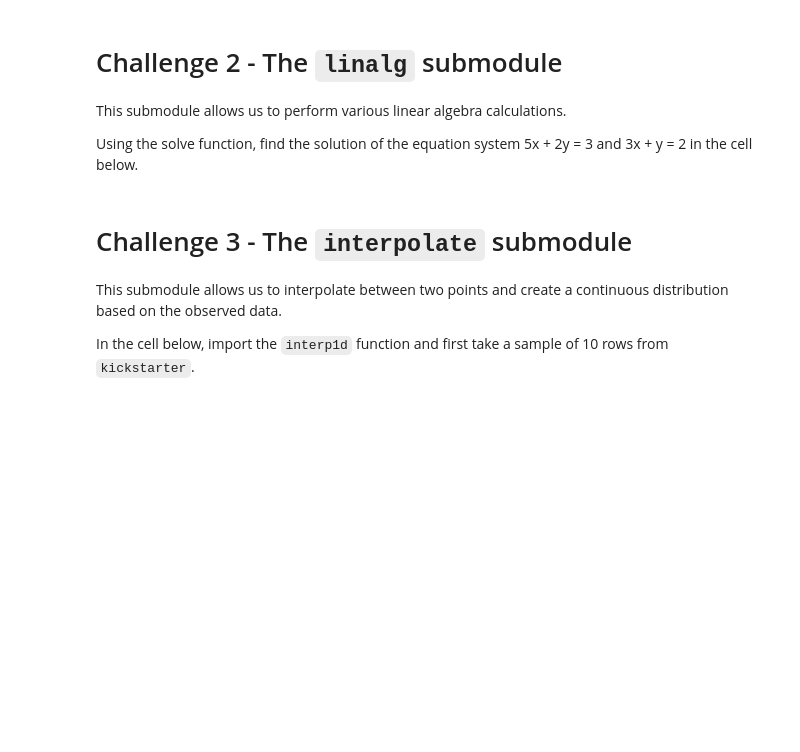
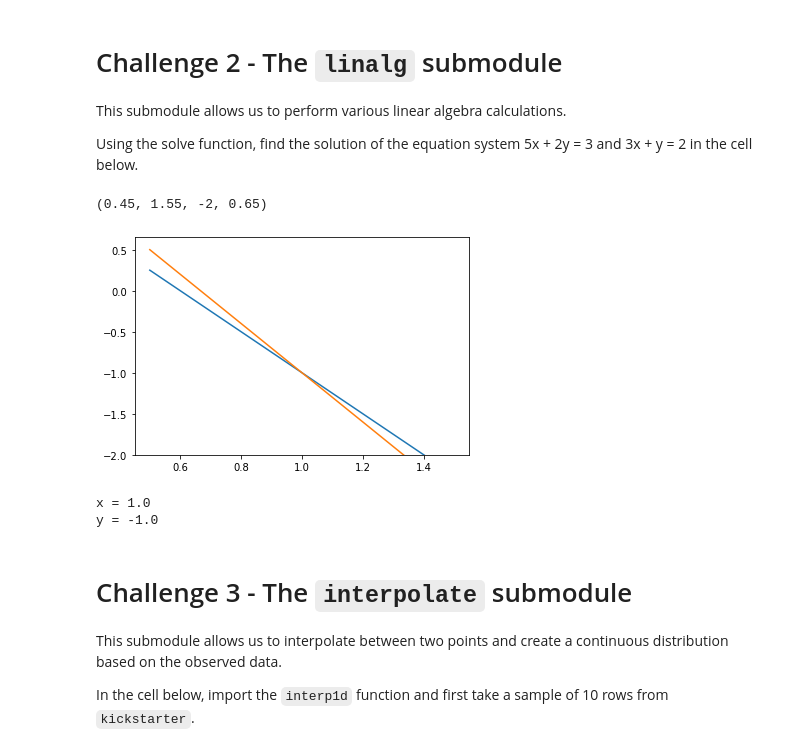
Before and after one commit to JavierLuna/data-labs, a Jupyter notebook: module-2/lab-intro-to-scipy/your-code/main.ipynb, the cells around one changed output. Saved outputs shown, nothing was run; the diff lists cells and outputs as text; code cells hidden in the pictures; blank space fills up the shorter version.

```diff
--- a/module-2/lab-intro-to-scipy/your-code/main.ipynb
+++ b/module-2/lab-intro-to-scipy/your-code/main.ipynb
@@ -101,6 +101,44 @@ Significance is 9.78e-321
 This submodule allows us to perform various linear algebra calculations.
 
 Using the solve function, find the solution of the equation system 5x + 2y = 3 and 3x + y = 2 in the cell below.
+# %%
+#1. Equation system visualization
+import matplotlib.pyplot as plt
+
+#Create 50 values between 0.5 and 1.5
+x_vals = np.linspace(0.5, 1.5, 50)
+
+#Function 5x + 2y = 3 → y = (3 - 5x) / 2
+plt.plot(x_vals, (3 - 5*x_vals)/2)
+
+#Function 3x + y = 2 → y = 2 - 3x
+plt.plot(x_vals, 2 - 3*x_vals)
+
+print(plt.axis(ymin = -2))
+# %% [output]
+(0.45, 1.55, -2, 0.65)
+[figure, added]
+# %%
+# Solution is around x=1 and y=-1. Check it now with linalg.solve
+
+# Function 5x + 2y = 3 → [5,2]
+# Function 3x + y = 2 → [3,1]
+coefficients_matrix = np.array([[5,2],
+                                [3,1]])
+
+# Function 5x + 2y = 3 → 3
+# Function 3x + y = 2 → 2
+results_matrix = np.array([3,2])
+
+x_value, y_value = np.linalg.solve(coefficients_matrix, results_matrix)
+
+#Fix the values
+x_value = round(x_value, 2)
+y_value = round(y_value, 2)
+print("x =", x_value, "\ny =", y_value)
+# %% [output]
+x = 1.0
+y = -1.0
 # %% [markdown]
 # Challenge 3 - The `interpolate` submodule
 
```
